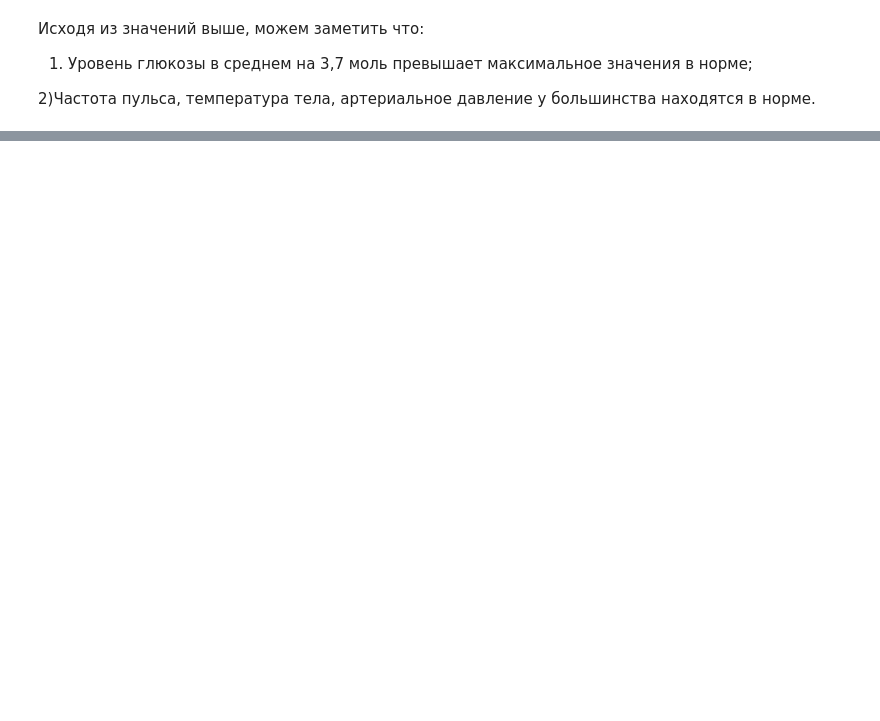
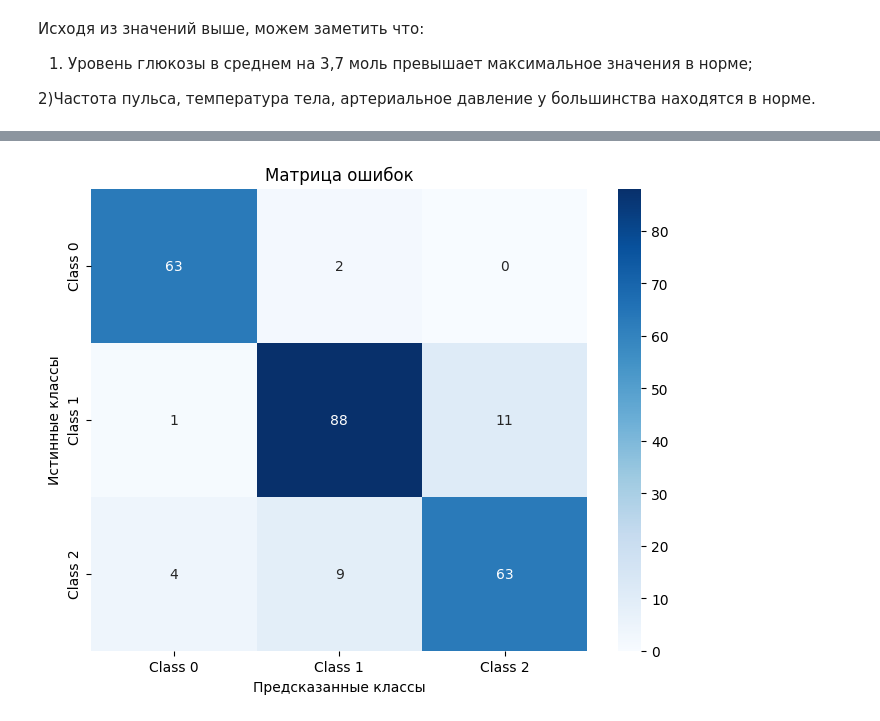
Before and after one commit to ArturGrigo/ArturGrigo, a Jupyter notebook: Тестовое_задание.ipynb, the cells around one changed output, grey strips where cells are left out. Saved outputs shown, nothing was run; the diff lists cells and outputs as text; code cells hidden in the pictures; blank space fills up the shorter version.

```diff
--- a/Тестовое_задание.ipynb
+++ b/Тестовое_задание.ipynb
@@ -224,0 +392,31 @@ Name: count, dtype: int64
+# %%
+%%time
+import lightgbm as lgb
+# Создаем модель LightGBM
+model_l = lgb.LGBMClassifier(objective='multiclass', num_class=3)
+
+# Оптимизация параметров с  GridSearchCV
+param_grid_l = {
+    'max_depth': [ 5, 7],
+    'learning_rate': [0.05, 0.1],
+    'n_estimators': [100, 200],
+    'subsample': [0.6, 0.7],
+    'colsample_bytree': [0.6, 0.7]
+}
+
+grid_search_l = GridSearchCV(estimator=model_l, param_grid=param_grid_l, scoring='accuracy', cv=5)
+grid_search_l.fit(features_train, target_train)
+
+best_params = grid_search_l.best_params_
+model.set_params(**best_params)
+
+# Использование ранней остановки (early stopping)
+model.fit(features_train, target_train,  eval_set=[(features_test, target_test)])
+
+# Делаем предсказания на тестовом наборе
+y_pred_l = model.predict(features_test)
+print("Лучшие параметры:", grid_search_l.best_params_)
+accuracy = accuracy_score(target_test, y_pred_l)
+print("Точность модели LightGBM после улучшений:", accuracy)
+fl1 = f1_score(target_test, y_pred_l, average='macro')
+print(f"F1-мера модели XGBoost: {fl1}")
@@ -224,0 +476,16 @@ Name: count, dtype: int64
+# %%
+from sklearn.metrics import confusion_matrix
+
+
+# Построение матрицы ошибок
+conf_matrix = confusion_matrix(target_test, y_pred)
+
+# Визуализация матрицы ошибок
+plt.figure(figsize=(8, 6))
+sns.heatmap(conf_matrix, annot=True, fmt='d', cmap='Blues', xticklabels=['Class 0', 'Class 1', 'Class 2'], yticklabels=['Class 0', 'Class 1', 'Class 2'])
+plt.xlabel('Предсказанные классы')
+plt.ylabel('Истинные классы')
+plt.title('Матрица ошибок')
+plt.show()
+# %% [output]
+[figure, added]
```
Also changed, not shown: parts of 34 cells of this notebook.
